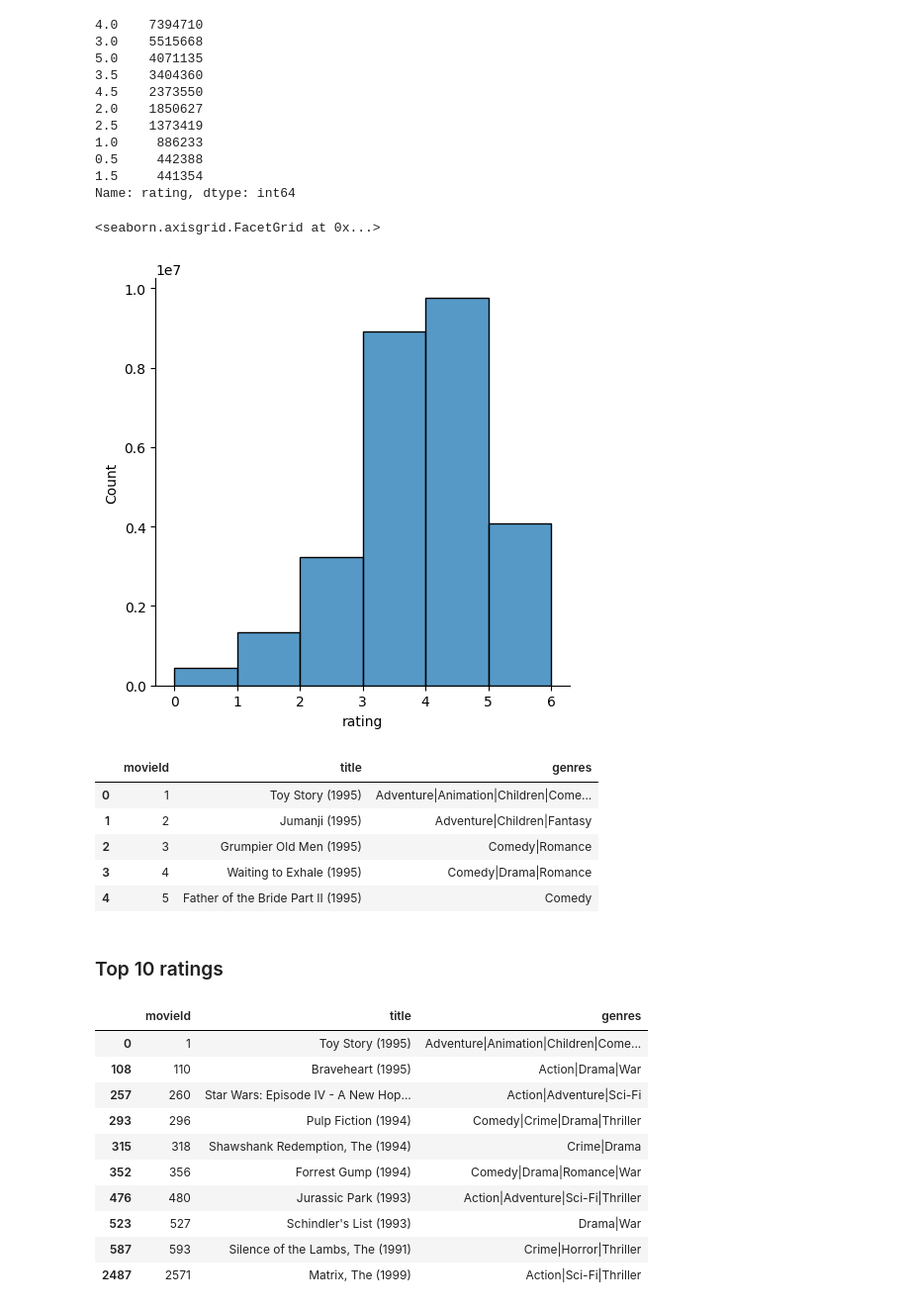
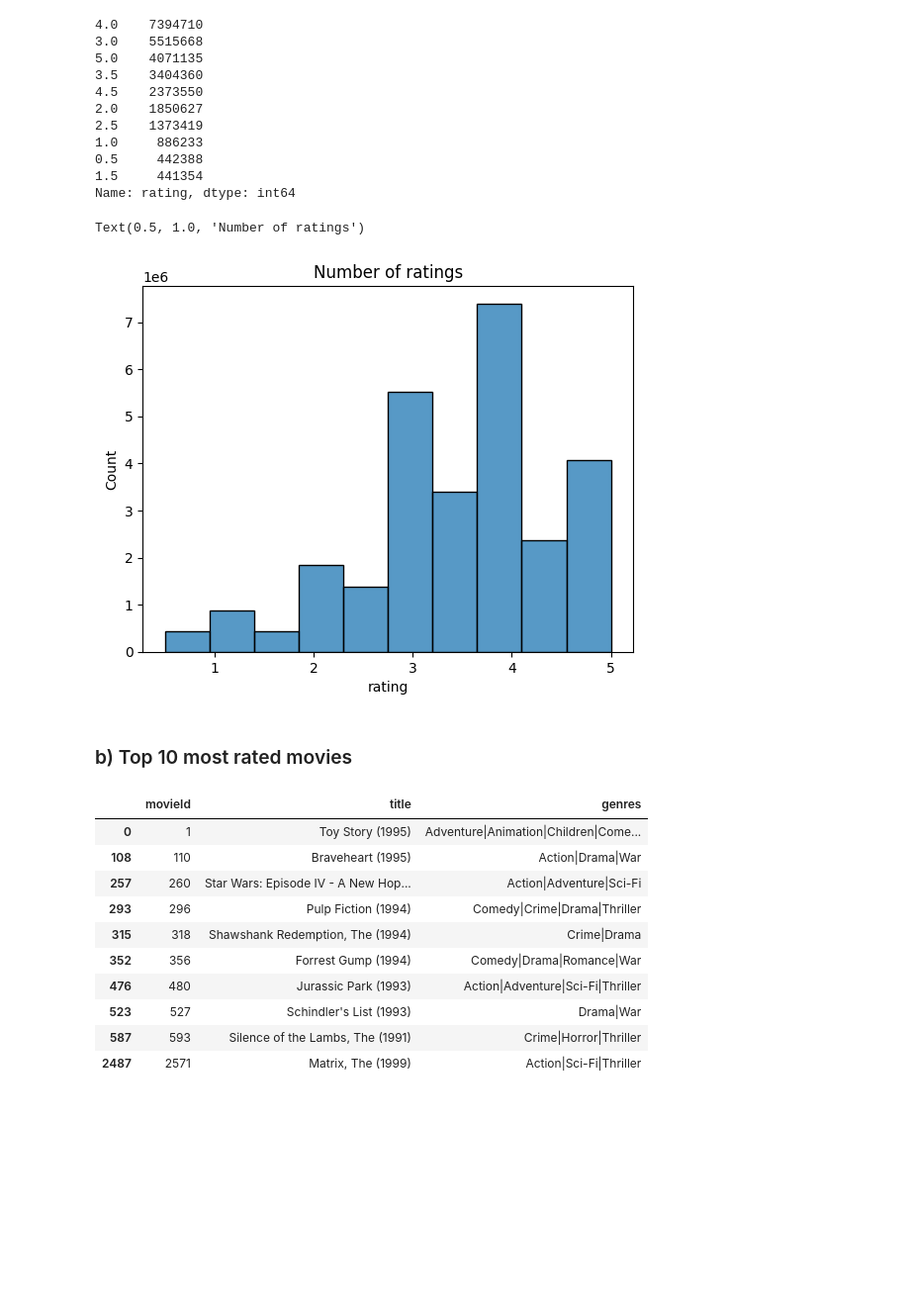
Before and after one commit to jvesand/Machine-learning-Johan-Sandberg, a Jupyter notebook: Lab/1_recommender_system.ipynb, the cells around one changed output. Shown at 99% size. Drawn from its saved outputs; the diff is of its cells as text; code cells hidden in the pictures; blank space fills up the shorter version.

```diff
--- a/Lab/1_recommender_system.ipynb
+++ b/Lab/1_recommender_system.ipynb
@@ -81,22 +81,14 @@ df_ratings["rating"].value_counts()
 0.5     442388
 1.5     441354
 Name: rating, dtype: int64
-# %%
-sns.displot(df_ratings, x = "rating", discrete=True)
-# %% [output]
-<seaborn.axisgrid.FacetGrid at 0x...>
-[figure, removed]
-# %%
-df_movies.head().sort_values(by = "movieId")
-# %% [output]
-|  | movieId | title | genres |
-| 0 | 1 | Toy Story (1995) | Adventure|Animation|Children|Come... |
-| 1 | 2 | Jumanji (1995) | Adventure|Children|Fantasy |
-| 2 | 3 | Grumpier Old Men (1995) | Comedy|Romance |
-| 3 | 4 | Waiting to Exhale (1995) | Comedy|Drama|Romance |
-| 4 | 5 | Father of the Bride Part II (1995) | Comedy |
+# %%
+sns.histplot(df_ratings, x = "rating", bins=10)
+plt.title("Number of ratings")
+# %% [output]
+Text(0.5, 1.0, 'Number of ratings')
+[figure, added]
 # %% [markdown]
-### Top 10 ratings
+### b) Top 10 most rated movies
 # %%
 top10_id = df_ratings.groupby("movieId").count().sort_values(by = "rating", ascending=False).head(10).index
 
```
Also changed, not shown: parts of 25 cells of this notebook.
